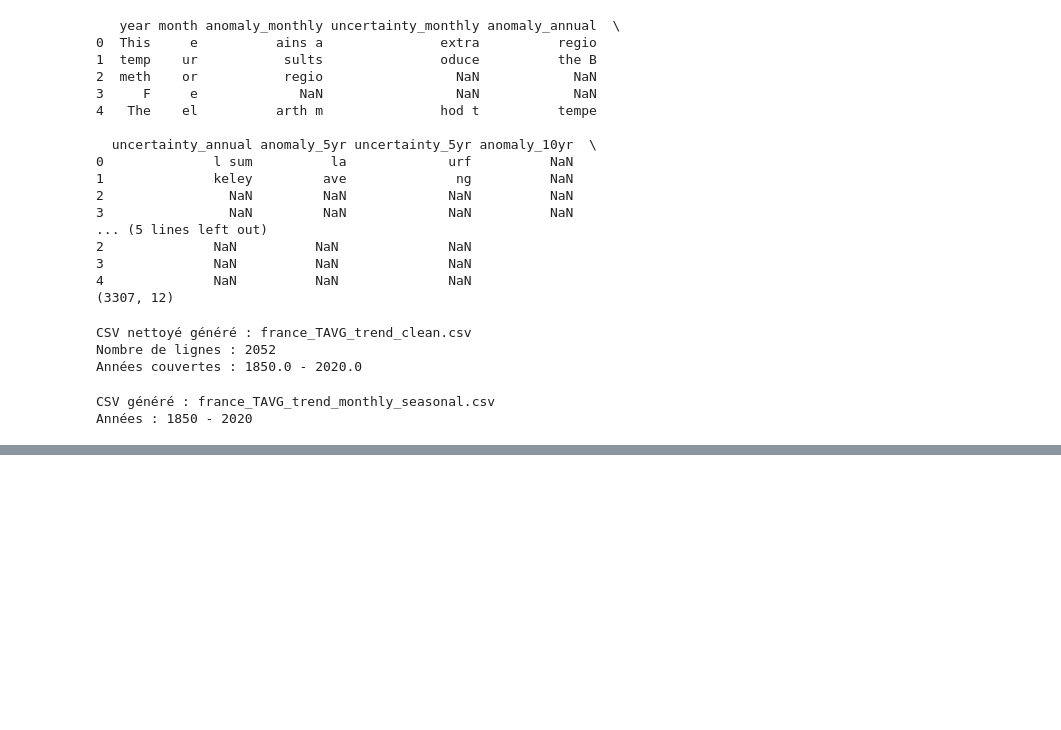
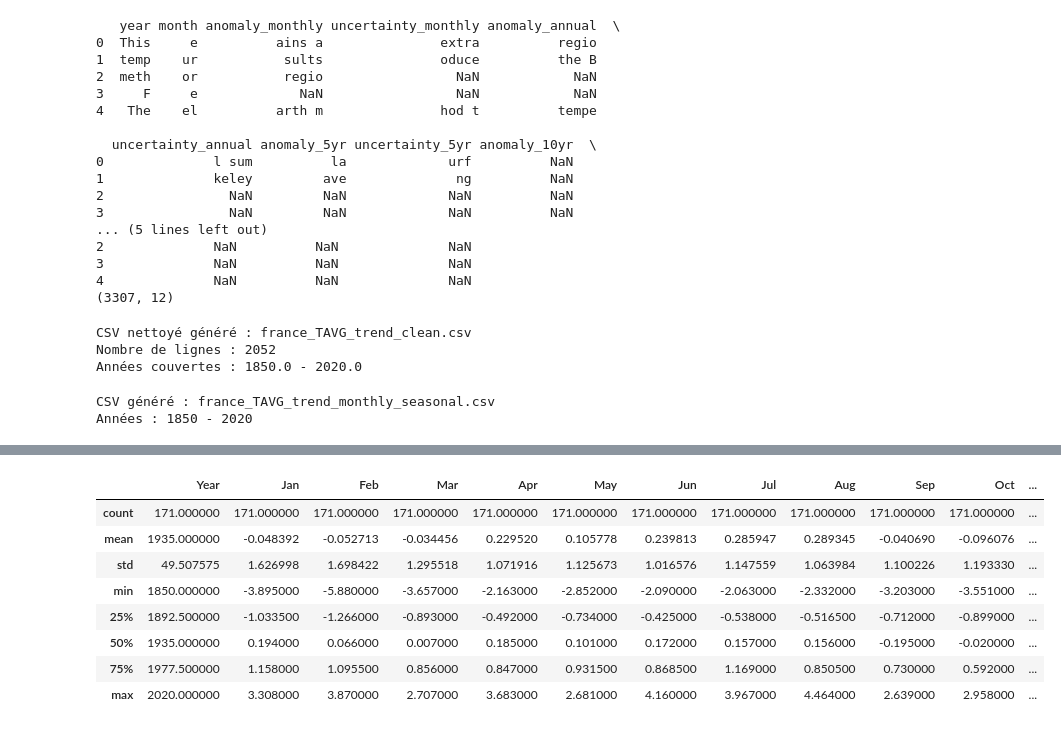
Before and after one commit to VinchC/projet, a Jupyter notebook: Berkeley_France.ipynb, the cells around one changed output, grey strips where cells are left out. Drawn from its saved outputs; the diff is of its cells as text; code cells hidden in the pictures; blank space fills up the shorter version.

```diff
--- a/Berkeley_France.ipynb
+++ b/Berkeley_France.ipynb
@@ -168,0 +196,14 @@ Années : 1850 - 2020
+# %%
+# Description de base
+
+df.describe()
+# %% [output]
+|  | Year | Jan | Feb | Mar | Apr | May | Jun | Jul | Aug | Sep | Oct | ... |
+| count | 171.000000 | 171.000000 | 171.000000 | 171.000000 | 171.000000 | 171.000000 | 171.000000 | 171.000000 | 171.000000 | 171.000000 | 171.000000 | ... |
+| mean | 1935.000000 | -0.048392 | -0.052713 | -0.034456 | 0.229520 | 0.105778 | 0.239813 | 0.285947 | 0.289345 | -0.040690 | -0.096076 | ... |
+| std | 49.507575 | 1.626998 | 1.698422 | 1.295518 | 1.071916 | 1.125673 | 1.016576 | 1.147559 | 1.063984 | 1.100226 | 1.193330 | ... |
+| min | 1850.000000 | -3.895000 | -5.880000 | -3.657000 | -2.163000 | -2.852000 | -2.090000 | -2.063000 | -2.332000 | -3.203000 | -3.551000 | ... |
+| 25% | 1892.500000 | -1.033500 | -1.266000 | -0.893000 | -0.492000 | -0.734000 | -0.425000 | -0.538000 | -0.516500 | -0.712000 | -0.899000 | ... |
+| 50% | 1935.000000 | 0.194000 | 0.066000 | 0.007000 | 0.185000 | 0.101000 | 0.172000 | 0.157000 | 0.156000 | -0.195000 | -0.020000 | ... |
+| 75% | 1977.500000 | 1.158000 | 1.095500 | 0.856000 | 0.847000 | 0.931500 | 0.868500 | 1.169000 | 0.850500 | 0.730000 | 0.592000 | ... |
+| max | 2020.000000 | 3.308000 | 3.870000 | 2.707000 | 3.683000 | 2.681000 | 4.160000 | 3.967000 | 4.464000 | 2.639000 | 2.958000 | ... |
```
Also changed, not shown: parts of 4 cells of this notebook.
